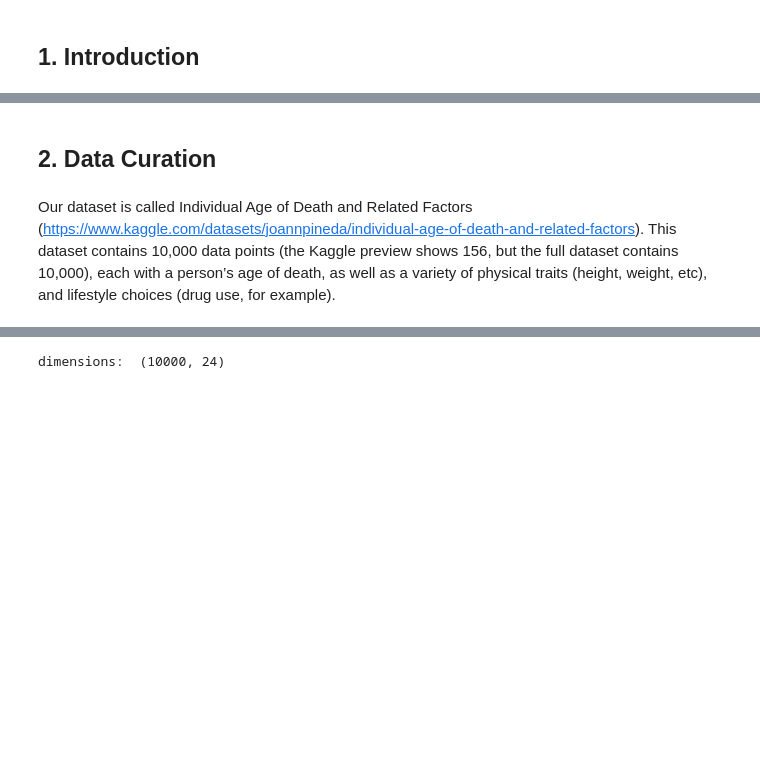
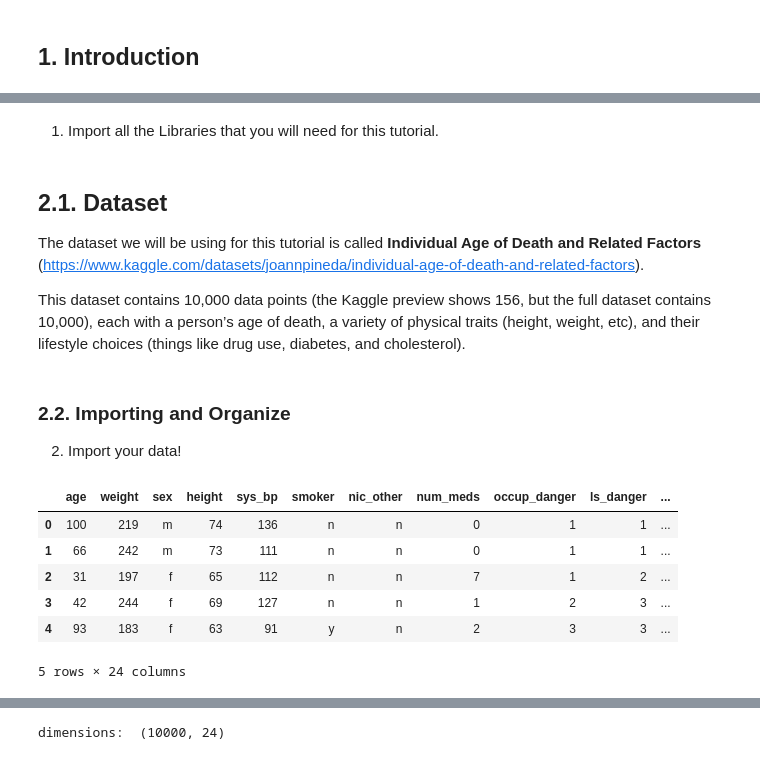
Before and after one commit to gweiumd/CMSC320_Spring2025_Final_Project, a Jupyter notebook: CMSC320_Final_Project.ipynb, the cells around one changed output, grey strips where cells are left out. Drawn from its saved outputs; the diff is of its cells as text; code cells hidden in the pictures; blank space fills up the shorter version.

```diff
--- a/CMSC320_Final_Project.ipynb
+++ b/CMSC320_Final_Project.ipynb
@@ -47,3 +52,5 @@ Importing all the needed libraries:
+# %% [markdown]
+1) Import all the Libraries that you will need for this tutorial.
 # %%
 import pandas as pd
 import json
@@ -61,7 +68,23 @@ from sklearn.preprocessing import PolynomialFeatures
 from sklearn.pipeline import make_pipeline
 from sklearn.linear_model import Ridge
 from sklearn.linear_model import Lasso
-# %% [markdown]
-## 2. Data Curation
 # %% [markdown]
-Our dataset is called Individual Age of Death and Related Factors (https://www.kaggle.com/datasets/joannpineda/individual-age-of-death-and-related-factors). This dataset contains 10,000 data points (the Kaggle preview shows 156, but the full dataset contains 10,000), each with a person’s age of death, as well as a variety of physical traits (height, weight, etc), and lifestyle choices (drug use, for example).
+## 2.1. Dataset
+The dataset we will be using for this tutorial is called **Individual Age of Death and Related Factors** (https://www.kaggle.com/datasets/joannpineda/individual-age-of-death-and-related-factors).
+
+This dataset contains 10,000 data points (the Kaggle preview shows 156, but the full dataset contains 10,000), each with a person’s age of death, a variety of physical traits (height, weight, etc), and their lifestyle choices (things like drug use, diabetes, and cholesterol).
+# %% [markdown]
+### 2.2. Importing and Organize
+2) Import your data!
+# %%
+# Use read_json to read in our JSON file, then display the first 5 entries
+df = pd.read_json('data.json')
+display(df.head())
+# %% [output]
+|  | age | weight | sex | height | sys_bp | smoker | nic_other | num_meds | occup_danger | ls_danger | ... |
+| 0 | 100 | 219 | m | 74 | 136 | n | n | 0 | 1 | 1 | ... |
+| 1 | 66 | 242 | m | 73 | 111 | n | n | 0 | 1 | 1 | ... |
+| 2 | 31 | 197 | f | 65 | 112 | n | n | 7 | 1 | 2 | ... |
+| 3 | 42 | 244 | f | 69 | 127 | n | n | 1 | 2 | 3 | ... |
+| 4 | 93 | 183 | f | 63 | 91 | y | n | 2 | 3 | 3 | ... |
+5 rows × 24 columns
```
Also changed, not shown: parts of 92 cells of this notebook, 1 other file.
